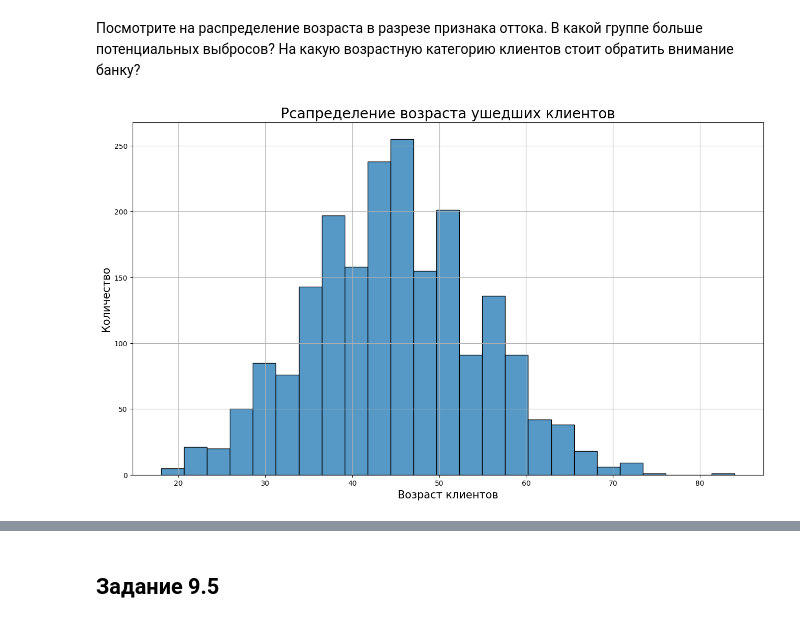
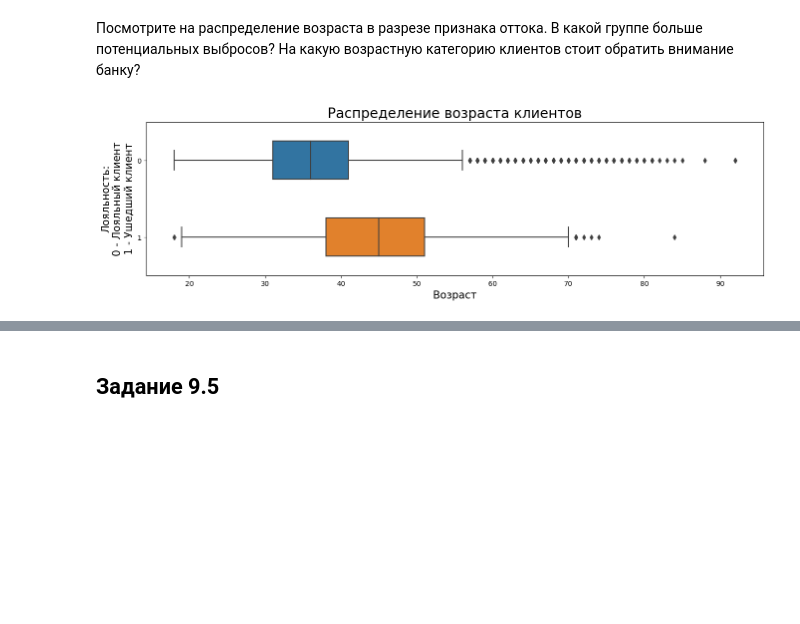
Before and after one commit to an-petruhin/Python_13_9, a Jupyter notebook: Python_13_9.ipynb, the cells around one changed output, grey strips where cells are left out. Cells and saved outputs as stored; diff of their text form; code cells hidden in the pictures; blank space fills up the shorter version.

```diff
--- a/Python_13_9.ipynb
+++ b/Python_13_9.ipynb
@@ -7,4 +7,5 @@ import numpy as np
 import plotly
 import plotly.express as px
 # %%
-df = pd.read_csv('D:\Программирование\Data Science\Обучение\Python_13_9\churn.csv')
+df = pd.read_csv('churn.csv')
+df = df.drop(['RowNumber'], axis=1)
@@ -101,15 +96,17 @@ df_out = df[df['Exited'] == 1]
 # %%
-fig = plt.figure(figsize=(16, 9))
+fig = plt.figure(figsize=(16, 4))
 
-axes_out = sns.histplot(
-    data=df_out,
+axes_box = sns.boxplot(
+    data=df,
     x='Age',
-    bins=25
+    y='Exited',
+    orient='h',
+    width=0.5
 );
-
-axes_out.set_title('Рсапределение возраста ушедших клиентов', fontsize=20);
-axes_out.set_xlabel('Возраст клиентов', fontsize=15);
-axes_out.set_ylabel('Количество', fontsize=15);
-axes_out.grid()
+axes_box.set_title('Распределение возраста клиентов', fontsize=20);
+axes_box.set_xlabel('Возраст', fontsize=15);
+axes_box.set_ylabel('''Лояльность:
+0 - Лояльный клиент
+1 - Ушедший клиент''', fontsize=15);
 # %% [output]
-[figure, old version]
+[figure, new version]
```
Also changed, not shown: parts of 27 cells of this notebook.
